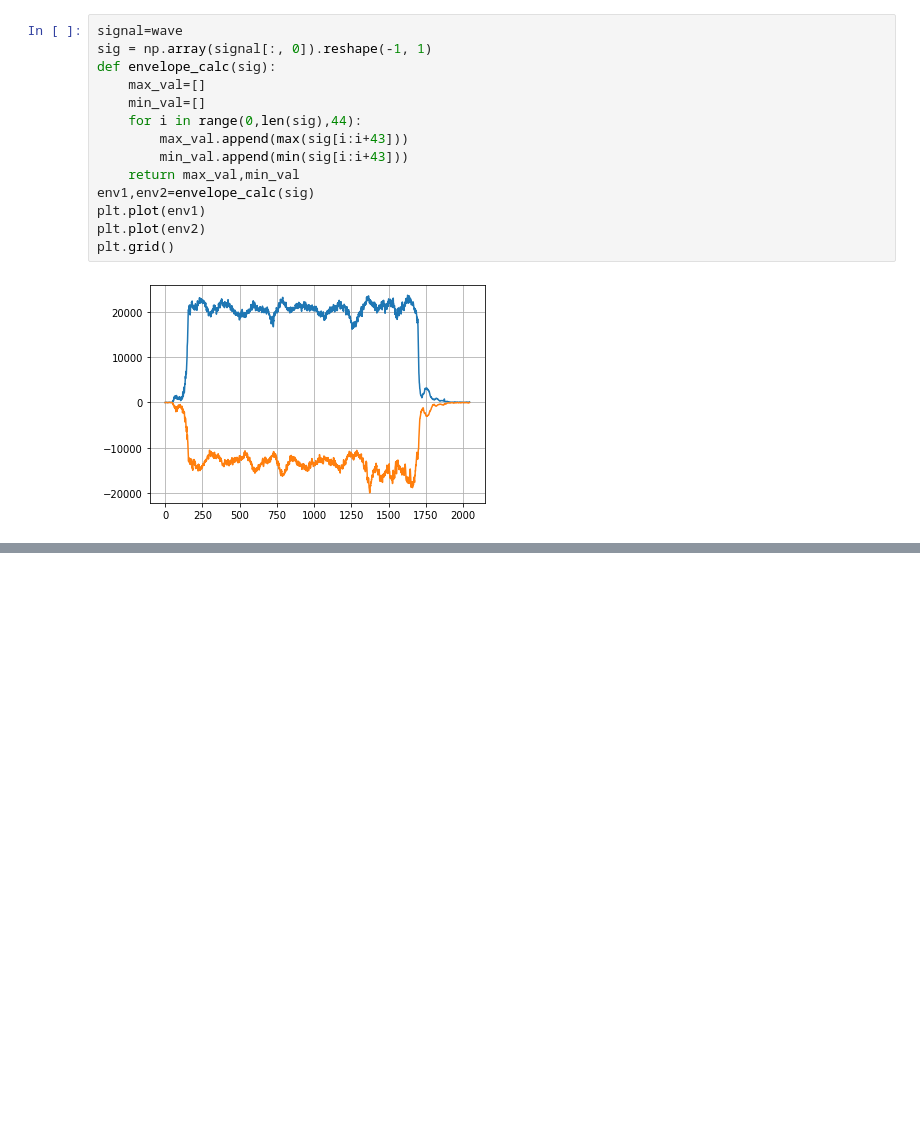
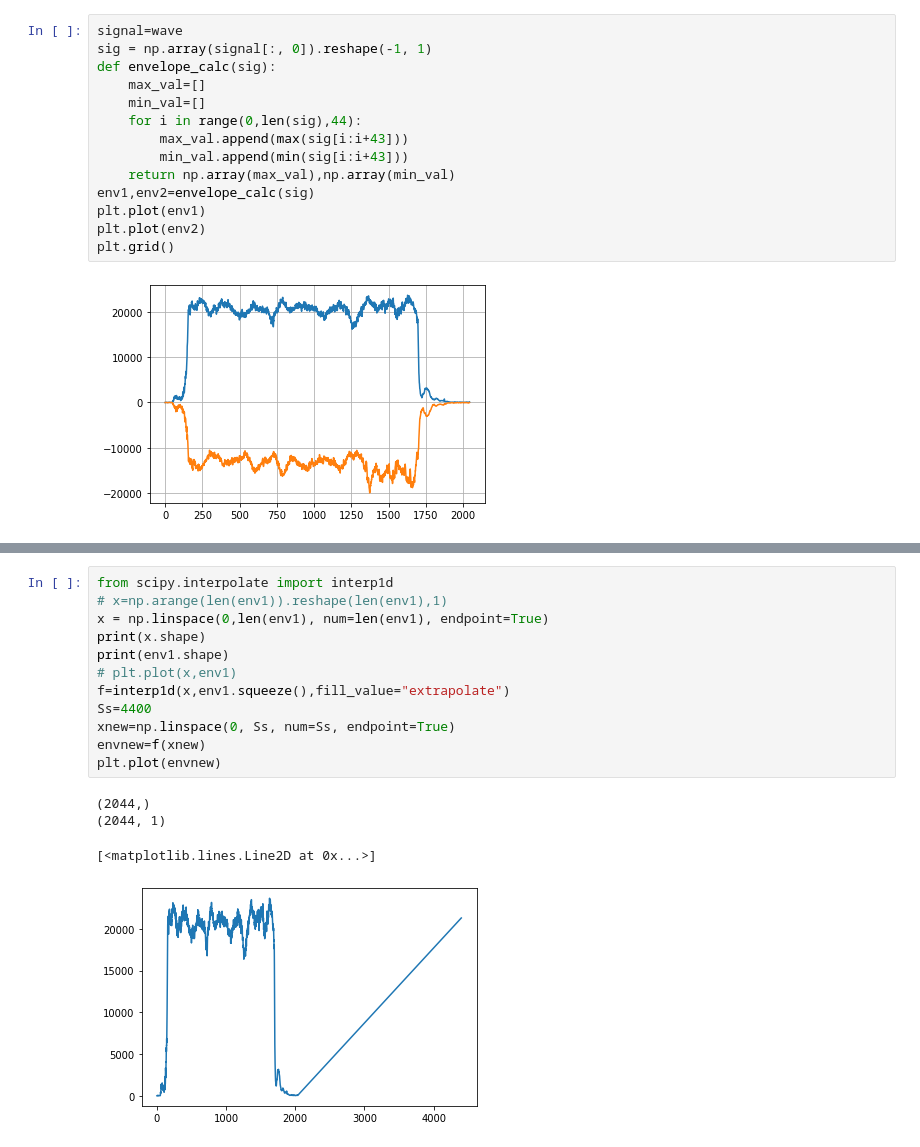
Before and after one commit to Kaushal1011/signals-systems, a Jupyter notebook: AdditiveSynn.ipynb, the cells around one changed output, grey strips where cells are left out. Drawn from its saved outputs; the diff is of its cells as text; blank space fills up the shorter version.

```diff
--- a/AdditiveSynn.ipynb
+++ b/AdditiveSynn.ipynb
@@ -401,7 +401,7 @@ def envelope_calc(sig):
     for i in range(0,len(sig),44):
         max_val.append(max(sig[i:i+43]))
         min_val.append(min(sig[i:i+43]))
-    return max_val,min_val
+    return np.array(max_val),np.array(min_val)
 env1,env2=envelope_calc(sig)
 plt.plot(env1)
 plt.plot(env2)
@@ -410,0 +426,17 @@ plt.grid()
+# %%
+from scipy.interpolate import interp1d
+# x=np.arange(len(env1)).reshape(len(env1),1)
+x = np.linspace(0,len(env1), num=len(env1), endpoint=True)
+print(x.shape)
+print(env1.shape)
+# plt.plot(x,env1)
+f=interp1d(x,env1.squeeze(),fill_value="extrapolate")
+Ss=4400
+xnew=np.linspace(0, Ss, num=Ss, endpoint=True)
+envnew=f(xnew)
+plt.plot(envnew)
+# %% [output]
+(2044,)
+(2044, 1)
+[<matplotlib.lines.Line2D at 0x...>]
+[figure, added]
```
Also changed, not shown: parts of 16 cells of this notebook, 3 other files.
